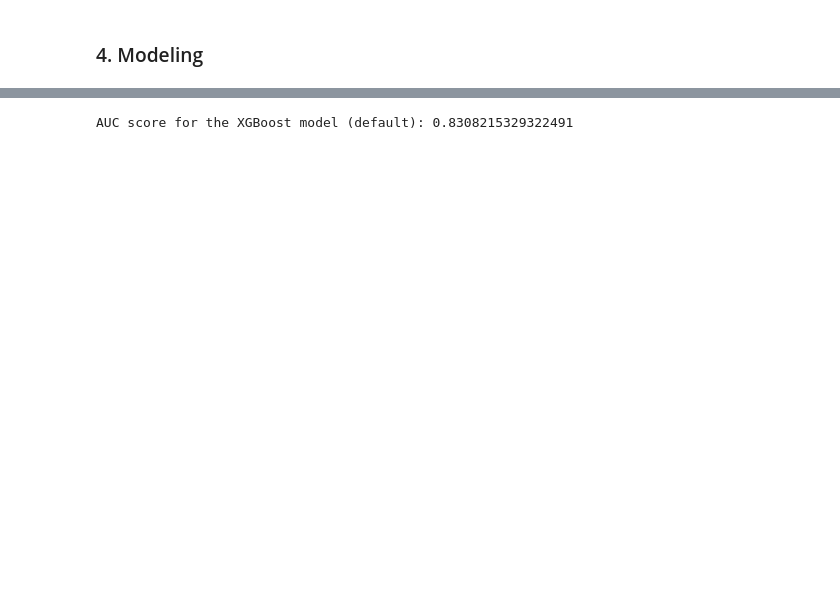
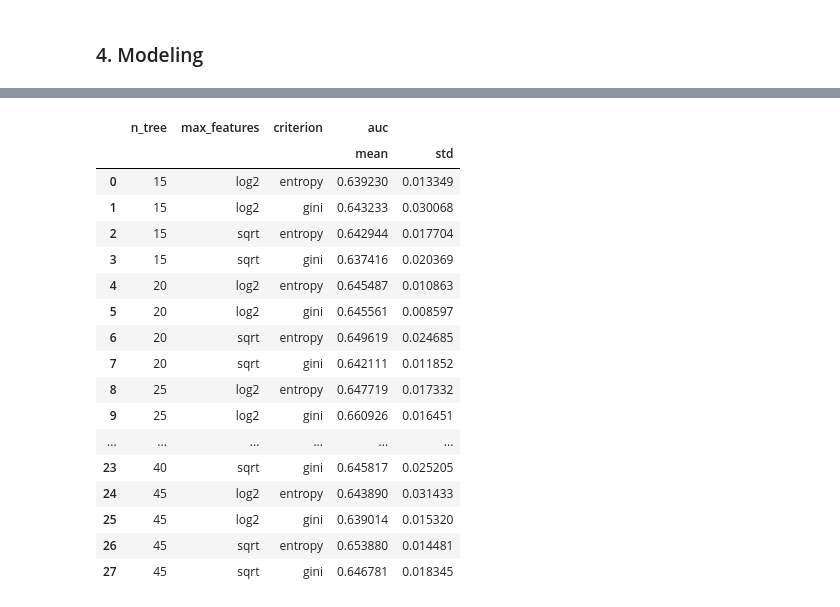
Before and after one commit to shuyiyu/IntroProject, a Jupyter notebook: Data Preparation.ipynb, the cells around one changed output, grey strips where cells are left out. Drawn from its saved outputs; the diff is of its cells as text; code cells hidden in the pictures; blank space fills up the shorter version.

```diff
--- a/Data Preparation.ipynb
+++ b/Data Preparation.ipynb
@@ -329,16 +436,60 @@ GridSearchCV(cv=sklearn.cross_validation.KFold(n=4634, n_folds=5, shuffle=True,
-# %%
-print('AUC score for the XGBoost model (default):' , xgb_grid_search_scaler.best_score_)
-# %% [output]
-AUC score for the XGBoost model (default): 0.8308215329322491
-# %%
-steps = [('scaler', RobustScaler()),
-         ('xgb', XGBClassifier())]
-pipeline = Pipeline(steps)
-
-parameters_scaler = dict(xgb__n_estimators = [50, 100, 150, 200],
-                         xgb__learning_rate = [0.01, 0.1, 0.2],
-                         xgb__max_depth = [3, 5, 10])
-
-xgb_grid_search_scaler_x = GridSearchCV(pipeline, param_grid = parameters_scaler,
-                                        cv = kfolds, scoring = 'roc_auc')
-xgb_grid_search_scaler_x.fit(X, y)
+# %%
+from sklearn.ensemble import RandomForestClassifier
+auc = []
+n_tree = []
+max_features = []
+criterion = []
+max_depth = []
+
+for train_index, test_index in skf.split(X,y):
+    X_train, X_test = X.iloc[train_index, :], X.iloc[test_index, :]
+    y_train, y_test = y[train_index], y[test_index]
+
+    # Upsample minority class in training data
+    X_close = X_train.iloc[y_train == 1, :]
+    X_open = X_train.iloc[y_train == 0, :]
+    y_close = y_train[y_train == 1]
+    y_open = y_train[y_train == 0]
+    X_close, y_close = resample(X_close, y_close, n_samples = len(X_open), random_state = 123)
+    X_train = pd.concat([X_close, X_open])
+    y_train = np.concatenate((y_close, y_open))
+
+    for n in [5*i for i in range(10, 30)]:
+        for m in ['sqrt', 'log2']:
+            for c in ['gini', 'entropy']:
+                for d in [np.linspace(10, 100, num = 10)]:
+                    rf = RandomForestClassifier(n_estimators = 100)
+                    rf.fit(X_train, y_train)
+                    y_pred = rf.predict_proba(X_test)
+                    fpr, tpr, thresholds = metrics.roc_curve(y_test, y_pred[:, 1])
+                    auc.append(metrics.auc(fpr, tpr))
+                    n_tree.append(n)
+                    max_features.append(m)
+                    criterion.append(c)
+                    max_depth.append(d)
+
+auc_df_rf = pd.DataFrame({'n_tree' : n_tree,
+                       'max_features': max_features,
+                       'criterion' : criterion,
+                       'max_depth' : max_depth,
+                       'auc' : auc})
+auc_df_rf.groupby(['n_tree', 'max_features', 'criterion', 'max_depth']).agg({'auc' : ['mean', 'std']}).reset_index()
+# %% [output]
+|  | n_tree | max_features | criterion | auc |  |
+|  |  |  |  | mean | std |
+| 0 | 15 | log2 | entropy | 0.639230 | 0.013349 |
+| 1 | 15 | log2 | gini | 0.643233 | 0.030068 |
+| 2 | 15 | sqrt | entropy | 0.642944 | 0.017704 |
+| 3 | 15 | sqrt | gini | 0.637416 | 0.020369 |
+| 4 | 20 | log2 | entropy | 0.645487 | 0.010863 |
+| 5 | 20 | log2 | gini | 0.645561 | 0.008597 |
+| 6 | 20 | sqrt | entropy | 0.649619 | 0.024685 |
+| 7 | 20 | sqrt | gini | 0.642111 | 0.011852 |
+| 8 | 25 | log2 | entropy | 0.647719 | 0.017332 |
+| 9 | 25 | log2 | gini | 0.660926 | 0.016451 |
+| ... | ... | ... | ... | ... | ... |
+| 23 | 40 | sqrt | gini | 0.645817 | 0.025205 |
+| 24 | 45 | log2 | entropy | 0.643890 | 0.031433 |
+| 25 | 45 | log2 | gini | 0.639014 | 0.015320 |
+| 26 | 45 | sqrt | entropy | 0.653880 | 0.014481 |
+| 27 | 45 | sqrt | gini | 0.646781 | 0.018345 |
```
Also changed, not shown: parts of 26 cells of this notebook.
